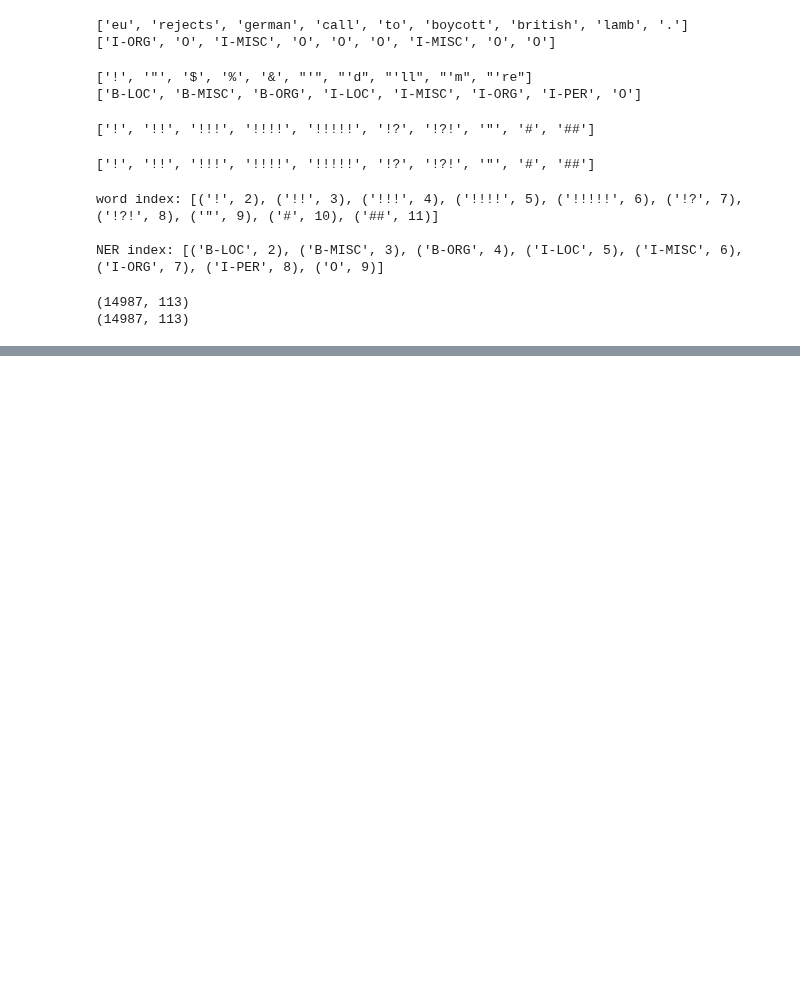
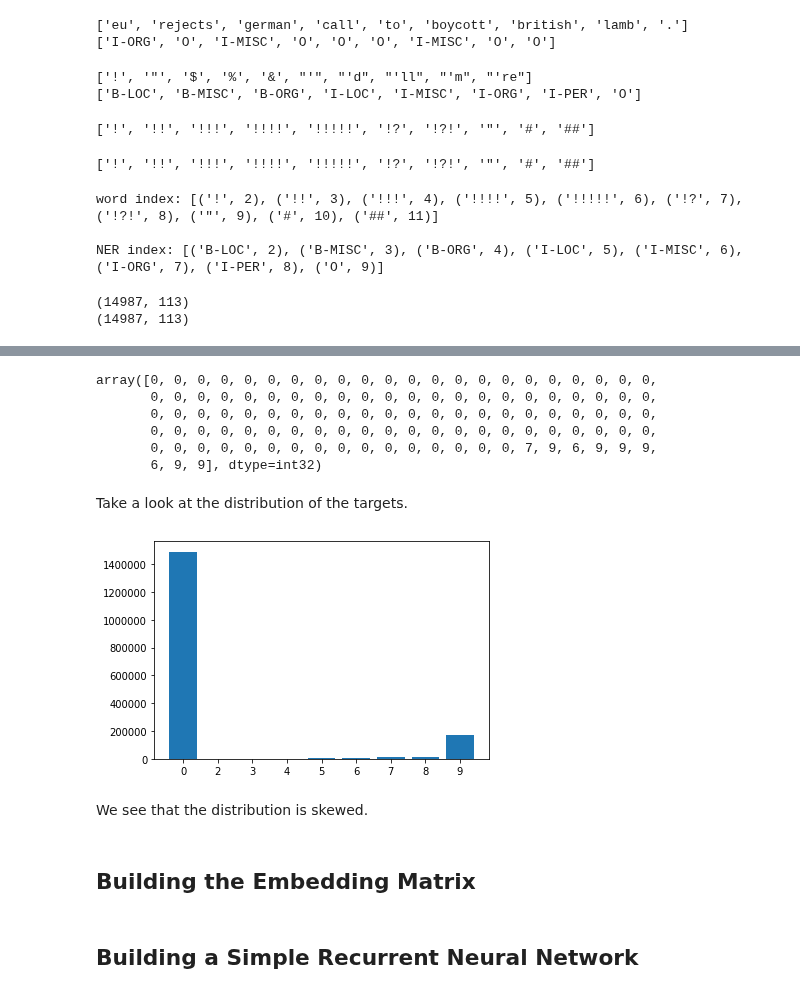
Before and after one commit to davidkwlarsson/edan95, a Jupyter notebook: Lab4/lab4.ipynb, the cells around one changed output, grey strips where cells are left out. Cells and saved outputs as stored; diff of their text form; code cells hidden in the pictures; blank space fills up the shorter version.

Commit message:
SimpleRNN done

```diff
--- a/Lab4/lab4.ipynb
+++ b/Lab4/lab4.ipynb
@@ -236,0 +245,38 @@ Y_test = pad_sequences(Y_idx_test, maxlen = max_len)
+# %%
+Y[1]
+# %% [output]
+array([0, 0, 0, 0, 0, 0, 0, 0, 0, 0, 0, 0, 0, 0, 0, 0, 0, 0, 0, 0, 0, 0,
+       0, 0, 0, 0, 0, 0, 0, 0, 0, 0, 0, 0, 0, 0, 0, 0, 0, 0, 0, 0, 0, 0,
+       0, 0, 0, 0, 0, 0, 0, 0, 0, 0, 0, 0, 0, 0, 0, 0, 0, 0, 0, 0, 0, 0,
+       0, 0, 0, 0, 0, 0, 0, 0, 0, 0, 0, 0, 0, 0, 0, 0, 0, 0, 0, 0, 0, 0,
+       0, 0, 0, 0, 0, 0, 0, 0, 0, 0, 0, 0, 0, 0, 0, 0, 7, 9, 6, 9, 9, 9,
+       6, 9, 9], dtype=int32)
+# %% [markdown]
+Take a look at the distribution of the targets.
+# %%
+def add_dicts(d1, d2):
+    d = {}
+    keys = list(set(list(d1.keys()) + list(d2.keys())))
+    for k in keys:
+        if k in d1 and k in d2:
+            d[k] = d1[k] + d2[k]
+        elif k in d1:
+            d[k] = d1[k]
+        else:
+            d[k] = d2[k]
+    return d
+# %%
+plot_dict = {}
+for i in range(len(Y)):
+    y_dict = dict(collections.Counter(Y[i]))
+    plot_dict = add_dicts(plot_dict, y_dict)
+# %%
+plt.bar(range(len(plot_dict)), list(plot_dict.values()), align='center')
+plt.xticks(range(len(plot_dict)), list(plot_dict.keys()))
+plt.show()
+# %% [output]
+[figure, added]
+# %% [markdown]
+We see that the distribution is skewed.
+# %% [markdown]
+## Building the Embedding Matrix
@@ -236,0 +291,2 @@ Y_test = pad_sequences(Y_idx_test, maxlen = max_len)
+# %% [markdown]
+## Building a Simple Recurrent Neural Network
```
Also changed, not shown: parts of 13 cells of this notebook.
